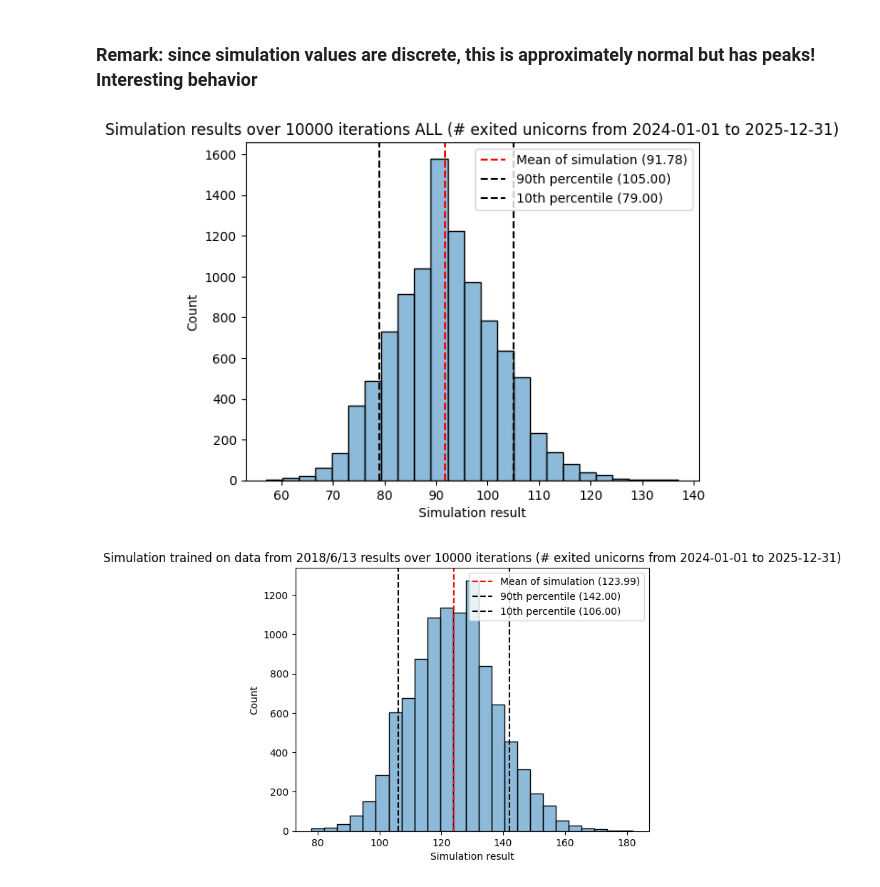
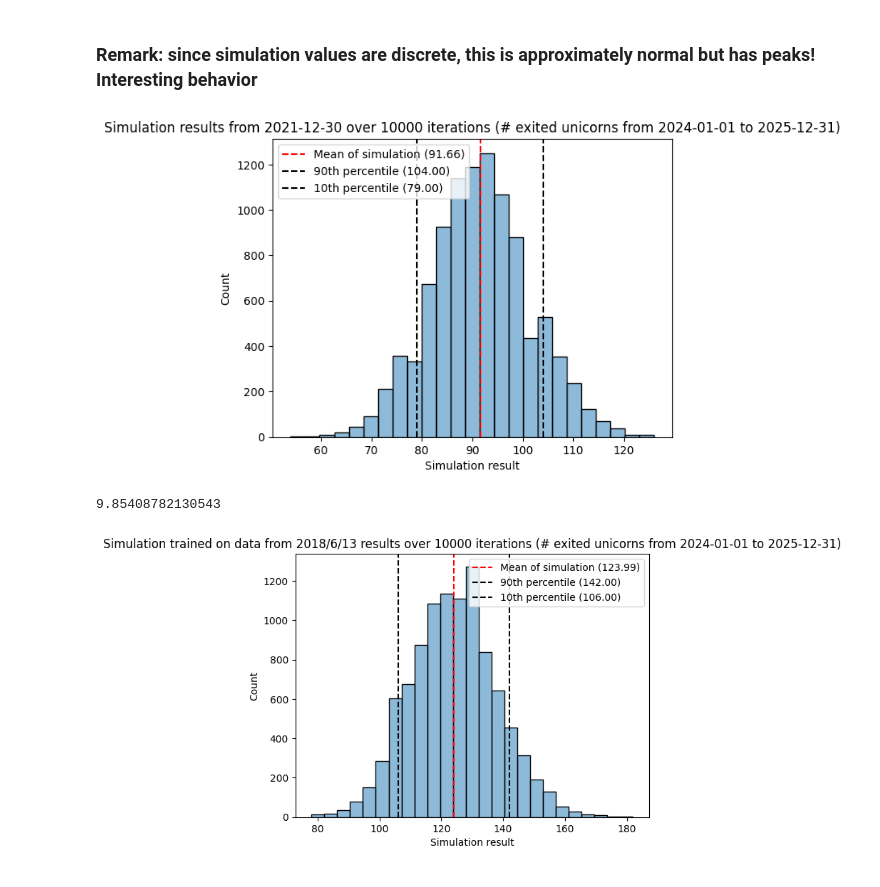
Before and after one commit to vktennis/STAT-165-Project, a Jupyter notebook: final project.ipynb, the cells around one changed output. Saved outputs shown, nothing was run; the diff lists cells and outputs as text; code cells hidden in the pictures.

```diff
--- a/final project.ipynb
+++ b/final project.ipynb
@@ -228,18 +195,21 @@ np.mean(dist_values_ALL)
 # %%
 sns.histplot(simulated_vals, alpha = 0.5, bins=25)
 plt.axvline(np.mean(simulated_vals), color = 'r', linestyle = '--', label = "Mean of simulation ({:.2f})".format(np.mean(simulated_vals)))
 p_90 = sorted(simulated_vals)[int(0.9 * len(simulated_vals))]
 p_10 = sorted(simulated_vals)[int(0.1 * len(simulated_vals))]
 plt.axvline(p_90, color = 'black', linestyle = '--', label = "90th percentile ({:.2f})".format(p_90))
 plt.axvline(p_10, color = 'black', linestyle = '--', label = "10th percentile ({:.2f})".format(p_10))
 
 plt.xlabel("Simulation result")
 plt.ylabel("Count")
-plt.title("Simulation results over {} iterations ALL (# exited unicorns from 2024-01-01 to 2025-12-31)".format(num_iters))
+plt.title("Simulation results from {} over {} iterations (# exited unicorns from 2024-01-01 to 2025-12-31)".format("2021-12-30", num_iters))
 plt.legend()
 plt.show()
+
+print(np.std(simulated_vals))
 # %% [output]
-[figure, old version]
+[figure, new version]
+9.85408782130543
 # %%
 # Let's plot the results for including all and see how it looks different -- this is good for robustness testing too
 sns.histplot(simulated_vals_ALL, alpha = 0.5, bins=25)
```
Also changed, not shown: parts of 20 cells of this notebook.
